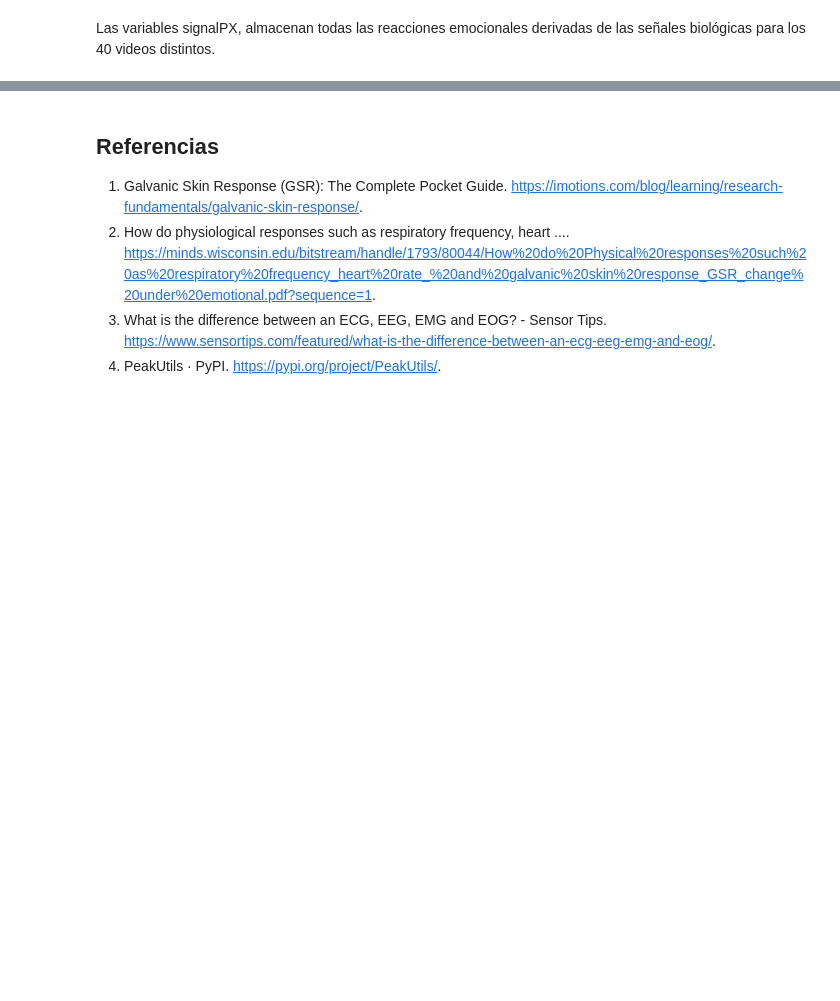
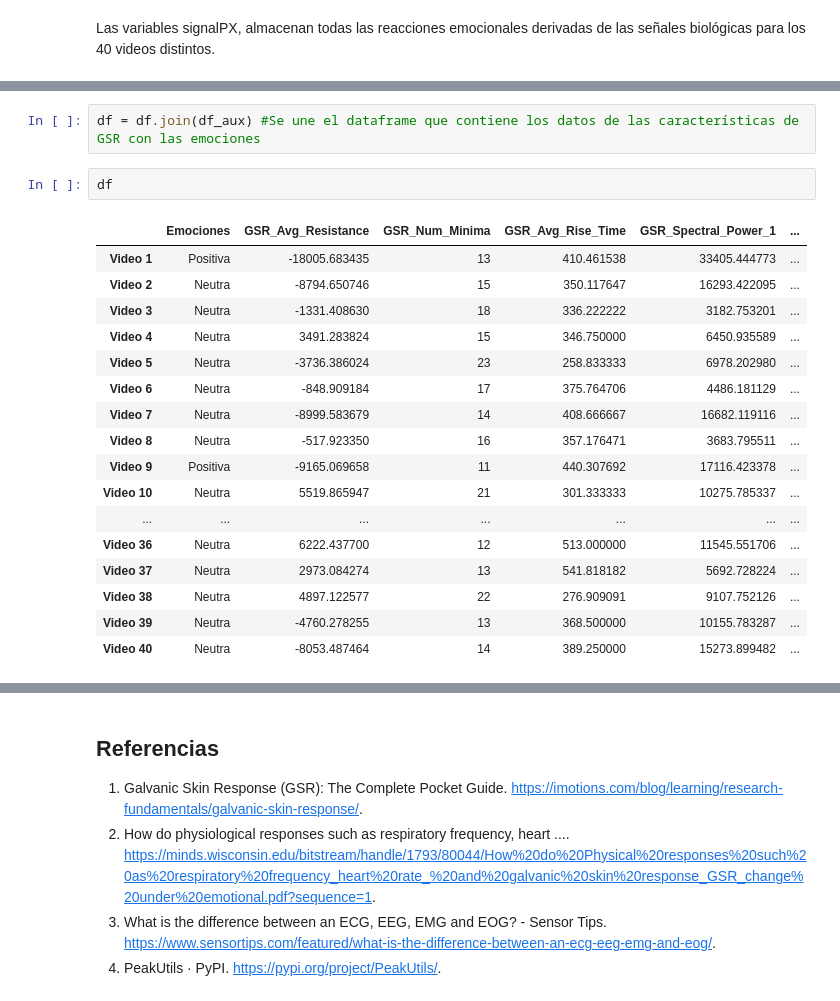
Before and after one commit to Pablo9925/Mini-proyecto-1, a Jupyter notebook: miniproyecto1.ipynb, the cells around one changed output, grey strips where cells are left out. Drawn from its saved outputs; the diff is of its cells as text; blank space fills up the shorter version.

```diff
--- a/miniproyecto1.ipynb
+++ b/miniproyecto1.ipynb
@@ -159,0 +206,22 @@ avg_resistance, num_minima, avg_rise_time, spectral_power = gsr_features(GSRP1,
+# %%
+df = df.join(df_aux) #Se une el dataframe que contiene los datos de las características de GSR con las emociones
+# %%
+df
+# %% [output]
+|  | Emociones | GSR_Avg_Resistance | GSR_Num_Minima | GSR_Avg_Rise_Time | GSR_Spectral_Power_1 | ... |
+| Video 1 | Positiva | -18005.683435 | 13 | 410.461538 | 33405.444773 | ... |
+| Video 2 | Neutra | -8794.650746 | 15 | 350.117647 | 16293.422095 | ... |
+| Video 3 | Neutra | -1331.408630 | 18 | 336.222222 | 3182.753201 | ... |
+| Video 4 | Neutra | 3491.283824 | 15 | 346.750000 | 6450.935589 | ... |
+| Video 5 | Neutra | -3736.386024 | 23 | 258.833333 | 6978.202980 | ... |
+| Video 6 | Neutra | -848.909184 | 17 | 375.764706 | 4486.181129 | ... |
+| Video 7 | Neutra | -8999.583679 | 14 | 408.666667 | 16682.119116 | ... |
+| Video 8 | Neutra | -517.923350 | 16 | 357.176471 | 3683.795511 | ... |
+| Video 9 | Positiva | -9165.069658 | 11 | 440.307692 | 17116.423378 | ... |
+| Video 10 | Neutra | 5519.865947 | 21 | 301.333333 | 10275.785337 | ... |
+| ... | ... | ... | ... | ... | ... | ... |
+| Video 36 | Neutra | 6222.437700 | 12 | 513.000000 | 11545.551706 | ... |
+| Video 37 | Neutra | 2973.084274 | 13 | 541.818182 | 5692.728224 | ... |
+| Video 38 | Neutra | 4897.122577 | 22 | 276.909091 | 9107.752126 | ... |
+| Video 39 | Neutra | -4760.278255 | 13 | 368.500000 | 10155.783287 | ... |
+| Video 40 | Neutra | -8053.487464 | 14 | 389.250000 | 15273.899482 | ... |
```
Also changed, not shown: parts of 15 cells of this notebook.
